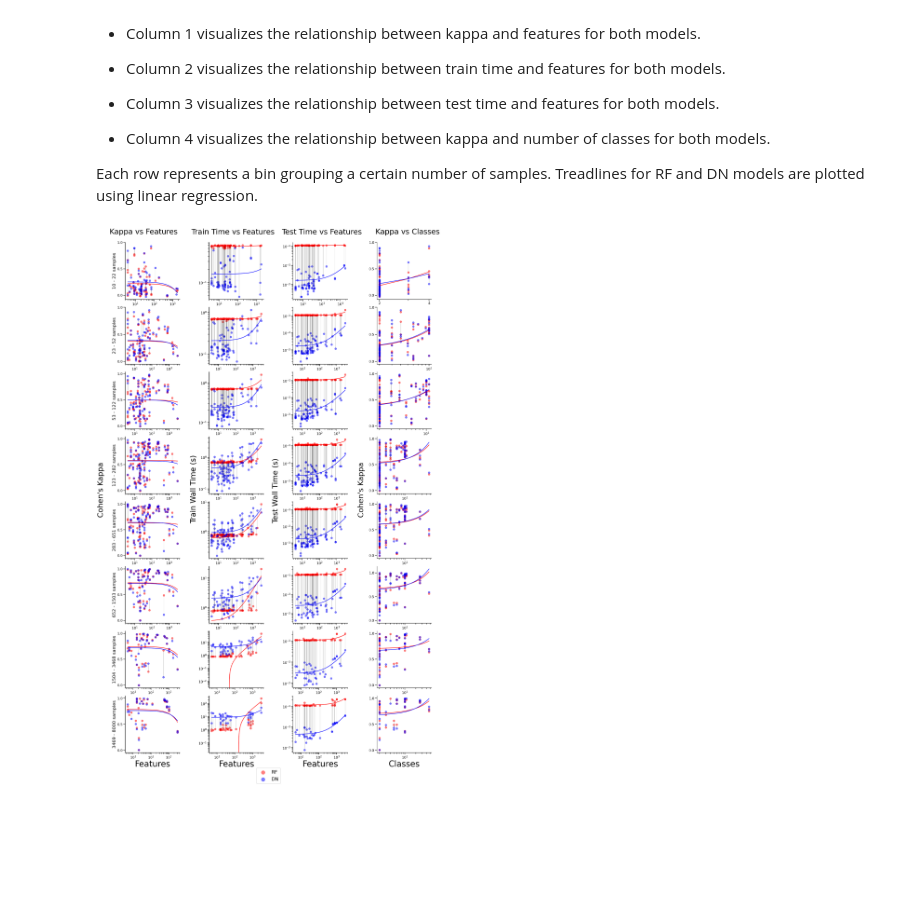
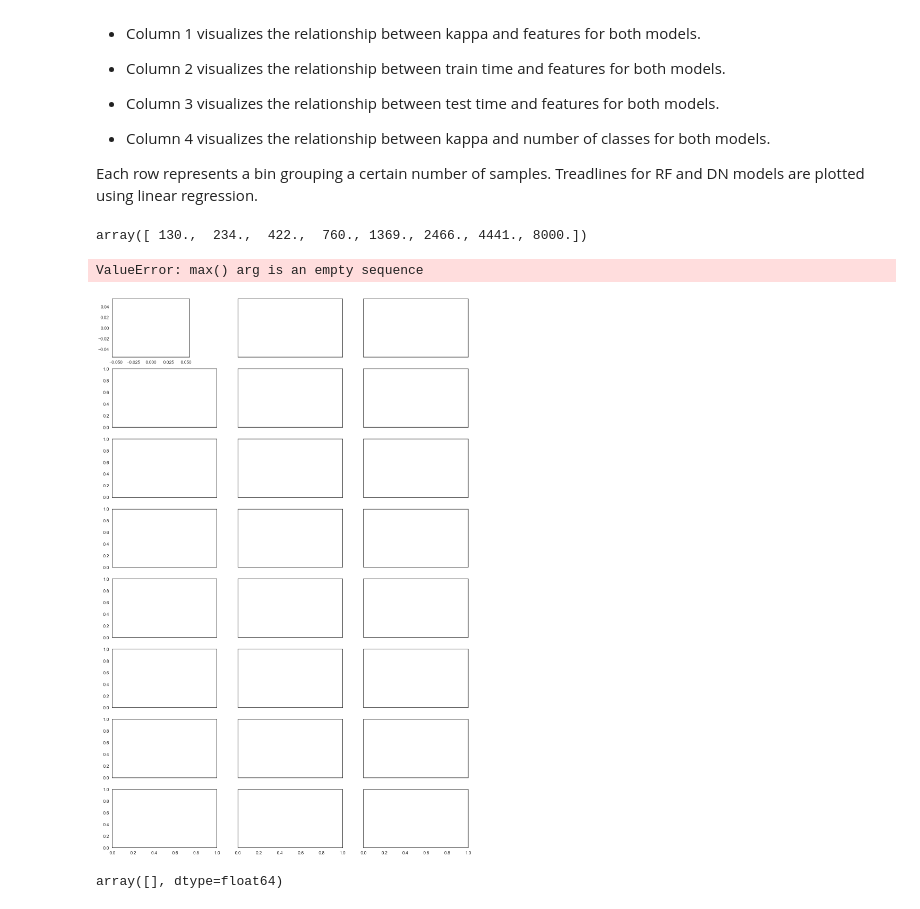
Before and after one commit to jzheng17/rf-dn-paper, a Jupyter notebook: tabular/cc18_figures-INCLUDING_GBDT.ipynb, the cells around one changed output. Cells and saved outputs as stored; diff of their text form; code cells hidden in the pictures; blank space fills up the shorter version.

```diff
--- a/tabular/cc18_figures-INCLUDING_GBDT.ipynb
+++ b/tabular/cc18_figures-INCLUDING_GBDT.ipynb
@@ -387,6 +398,9 @@ for dataset in range(int(total_sets)):
     GBDTdn_difference[dataset, :] = GBDTdn_diff
 
     sample_ = list(full_dataset_all_sample_sizes[dataset, :])
+    #[NM] change
+    sample_ = list(full_dataset_all_sample_sizes[dataset])
+
     interp_func_kappa = interp1d(
         full_dataset_all_sample_sizes[dataset], GBDTdn_difference[dataset, :]
     )
@@ -628,16 +643,27 @@ plt.savefig("../paper/figures/cc18.pdf", transparent=True, bbox_inches="tight")
 - Column 4 visualizes the relationship between kappa and number of classes for both models.
 
 Each row represents a bin grouping a certain number of samples. Treadlines for RF and DN models are plotted using linear regression.
+# %%
+# [NM] chagne
+len_data=1
+len_el_per_data=8
+len_total=len_data*len_el_per_data
 # %%
 # Load in data on dataset classes and dimensions
 X_data_list, y_data_list, dataset_name = load_cc18()
 
-dimensions = np.zeros(576)
-classes = np.zeros(576)
+dimensions = np.zeros(len_total)
+classes = np.zeros(len_total)
 for i in range(len(X_data_list)):
     dimensions[i * 8 : i * 8 + 8] = X_data_list[i].shape[1]
     classes[i * 8 : i * 8 + 8] = len(np.unique(y_data_list[i]))
+# %%
+full_dataset_all_sample_sizes
+# %% [output]
+array([ 130.,  234.,  422.,  760., 1369., 2466., 4441., 8000.])
 # %%
+
+
 # Set color palette
 sns.set_context("talk")
 fig, ax = plt.subplots(nrows=8, ncols=3, sharex=True, sharey=True, figsize=(24, 38))
@@ -645,15 +671,17 @@ fig, ax = plt.subplots(nrows=8, ncols=3, sharex=True, sharey=True, figsize=(24,
 # Set bins to group sample sizes
 baskets = [10, 23, 53, 123, 283, 652, 1504, 3469, 8001]
 
-ordered_sample_sizes = full_dataset_all_sample_sizes.reshape(576)
+#NM change
+#ordered_sample_sizes = full_dataset_all_sample_sizes.reshape()
+ordered_sample_sizes = full_dataset_all_sample_sizes
 
 # Average data across runs and index into arrays
-scaled_rf_kappa = np.zeros((576, 2))
-scaled_dn_kappa = np.zeros((576, 2))
-scaled_rf_time_train = np.zeros((576, 2))
-scaled_dn_time_train = np.zeros((576, 2))
-scaled_rf_time_test = np.zeros((576, 2))
-scaled_dn_time_test = np.zeros((576, 2))
+scaled_rf_kappa = np.zeros((len_total, 2))
+scaled_dn_kappa = np.zeros((len_total, 2))
+scaled_rf_time_train = np.zeros((len_total, 2))
+scaled_dn_time_train = np.zeros((len_total, 2))
+scaled_rf_time_test = np.zeros((len_total, 2))
+scaled_dn_time_test = np.zeros((len_total, 2))
 
 for i, key in enumerate(ordered_sample_sizes):
     scaled_rf_kappa[i, :] = [key, np.mean(full_dataset_rf_scores_kappa[i])]
@@ -833,31 +861,36 @@ for plot in range(8):
         ax.set_xlabel("Classes", fontsize=40)
 
     right_side = ax.spines["right"]
     right_side.set_visible(False)
     top_side = ax.spines["top"]
     top_side.set_visible(False)
     ax.set_yticks([0, 0.5, 1.0])
 
 
 fig.text(0.02, 0.48, "Cohen's Kappa", ha="center", fontsize=36, rotation="vertical")
 fig.text(
     0.28, 0.47, "Train Wall Time (s)", ha="center", fontsize=36, rotation="vertical"
 )
 fig.text(
     0.51, 0.47, "Test Wall Time (s)", ha="center", fontsize=36, rotation="vertical"
 )
 fig.text(0.75, 0.48, "Cohen's Kappa", ha="center", fontsize=36, rotation="vertical")
 
 fig.text(0.14, 0.98, "Kappa vs Features", ha="center", fontsize=36)
 fig.text(0.39, 0.98, "Train Time vs Features", ha="center", fontsize=36)
 fig.text(0.64, 0.98, "Test Time vs Features", ha="center", fontsize=36)
 fig.text(0.88, 0.98, "Kappa vs Classes", ha="center", fontsize=36)
 
 handles, labels = ax.get_legend_handles_labels()
 lgnd = fig.legend(handles, labels, loc="lower center", fontsize=23)
 lgnd.legendHandles[0]._sizes = [300]
 lgnd.legendHandles[1]._sizes = [300]
 
 plt.tight_layout(pad=5, w_pad=5, h_pad=0)
 # %% [output]
+ValueError: max() arg is an empty sequence
-[figure, old version]
+[figure, new version]
+# %%
+dim
+# %% [output]
+array([], dtype=float64)
```
Also changed, not shown: parts of 7 cells of this notebook, 5 other files.
